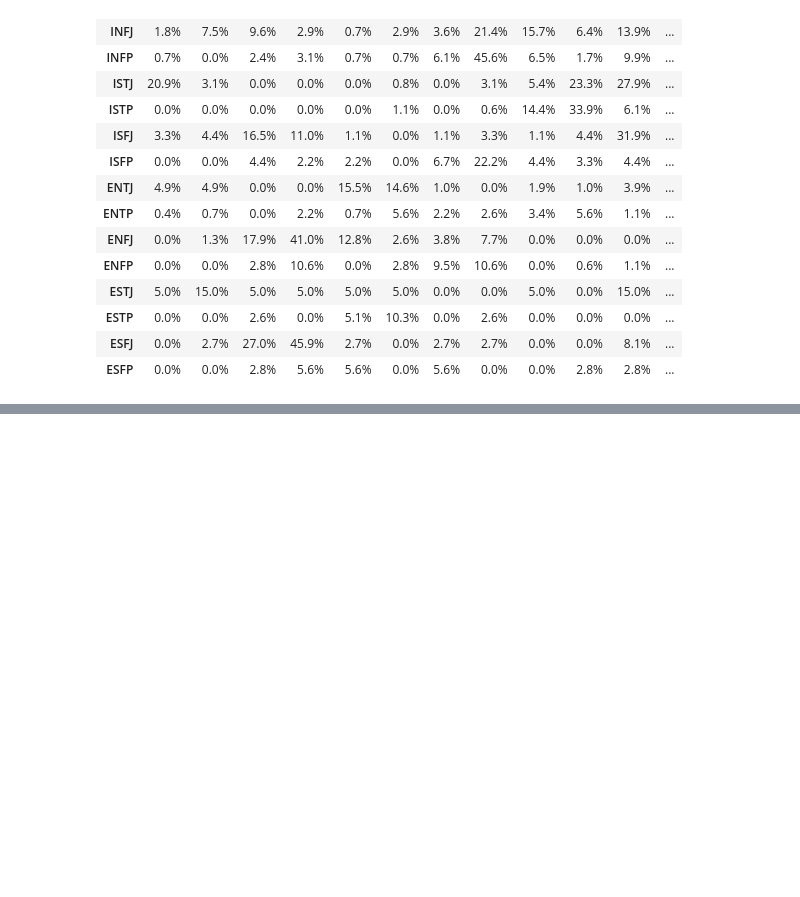
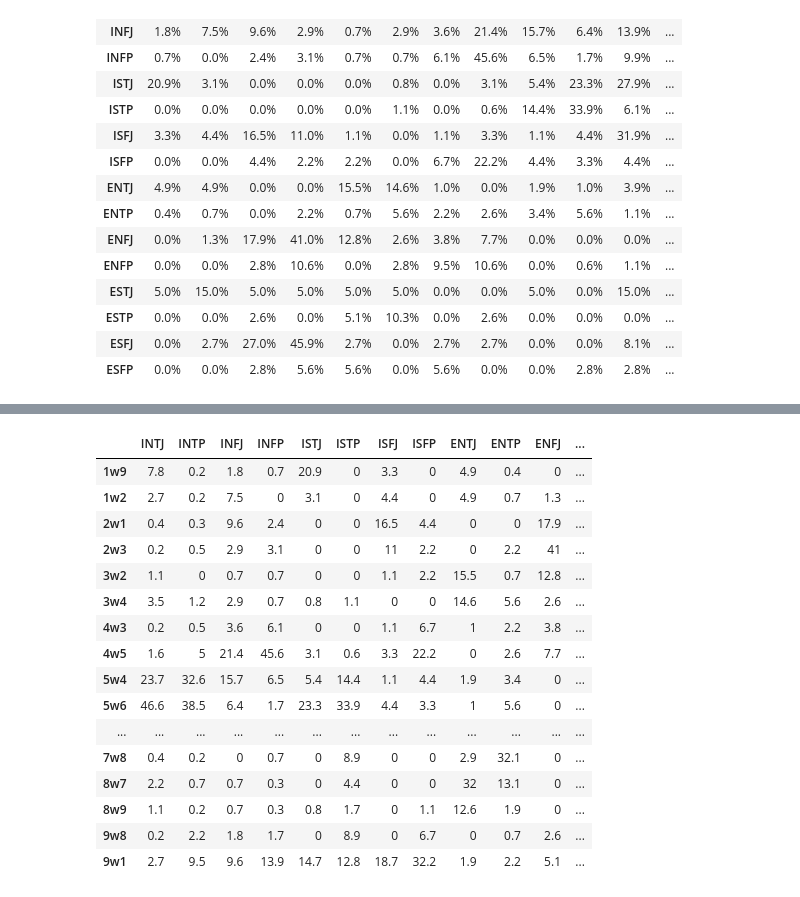
Before and after one commit to boostcampaitech4lv23recsys2/level3_productserving-level3-recsys-08, a Jupyter notebook: DataProcessing/MBTI_X_Enneagram_18x18_matrix.ipynb, the cells around one changed output, grey strips where cells are left out. Drawn from its saved outputs; the diff is of its cells as text; code cells hidden in the pictures; blank space fills up the shorter version.

```diff
--- a/DataProcessing/MBTI_X_Enneagram_18x18_matrix.ipynb
+++ b/DataProcessing/MBTI_X_Enneagram_18x18_matrix.ipynb
@@ -95,0 +122,20 @@ MBTI X ENNEGRAM
+# %%
+df.T
+# %% [output]
+|  | INTJ | INTP | INFJ | INFP | ISTJ | ISTP | ISFJ | ISFP | ENTJ | ENTP | ENFJ | ... |
+| 1w9 | 7.8 | 0.2 | 1.8 | 0.7 | 20.9 | 0 | 3.3 | 0 | 4.9 | 0.4 | 0 | ... |
+| 1w2 | 2.7 | 0.2 | 7.5 | 0 | 3.1 | 0 | 4.4 | 0 | 4.9 | 0.7 | 1.3 | ... |
+| 2w1 | 0.4 | 0.3 | 9.6 | 2.4 | 0 | 0 | 16.5 | 4.4 | 0 | 0 | 17.9 | ... |
+| 2w3 | 0.2 | 0.5 | 2.9 | 3.1 | 0 | 0 | 11 | 2.2 | 0 | 2.2 | 41 | ... |
+| 3w2 | 1.1 | 0 | 0.7 | 0.7 | 0 | 0 | 1.1 | 2.2 | 15.5 | 0.7 | 12.8 | ... |
+| 3w4 | 3.5 | 1.2 | 2.9 | 0.7 | 0.8 | 1.1 | 0 | 0 | 14.6 | 5.6 | 2.6 | ... |
+| 4w3 | 0.2 | 0.5 | 3.6 | 6.1 | 0 | 0 | 1.1 | 6.7 | 1 | 2.2 | 3.8 | ... |
+| 4w5 | 1.6 | 5 | 21.4 | 45.6 | 3.1 | 0.6 | 3.3 | 22.2 | 0 | 2.6 | 7.7 | ... |
+| 5w4 | 23.7 | 32.6 | 15.7 | 6.5 | 5.4 | 14.4 | 1.1 | 4.4 | 1.9 | 3.4 | 0 | ... |
+| 5w6 | 46.6 | 38.5 | 6.4 | 1.7 | 23.3 | 33.9 | 4.4 | 3.3 | 1 | 5.6 | 0 | ... |
+| ... | ... | ... | ... | ... | ... | ... | ... | ... | ... | ... | ... | ... |
+| 7w8 | 0.4 | 0.2 | 0 | 0.7 | 0 | 8.9 | 0 | 0 | 2.9 | 32.1 | 0 | ... |
+| 8w7 | 2.2 | 0.7 | 0.7 | 0.3 | 0 | 4.4 | 0 | 0 | 32 | 13.1 | 0 | ... |
+| 8w9 | 1.1 | 0.2 | 0.7 | 0.3 | 0.8 | 1.7 | 0 | 1.1 | 12.6 | 1.9 | 0 | ... |
+| 9w8 | 0.2 | 2.2 | 1.8 | 1.7 | 0 | 8.9 | 0 | 6.7 | 0 | 0.7 | 2.6 | ... |
+| 9w1 | 2.7 | 9.5 | 9.6 | 13.9 | 14.7 | 12.8 | 18.7 | 32.2 | 1.9 | 2.2 | 5.1 | ... |
```
Also changed, not shown: parts of 7 cells of this notebook.
